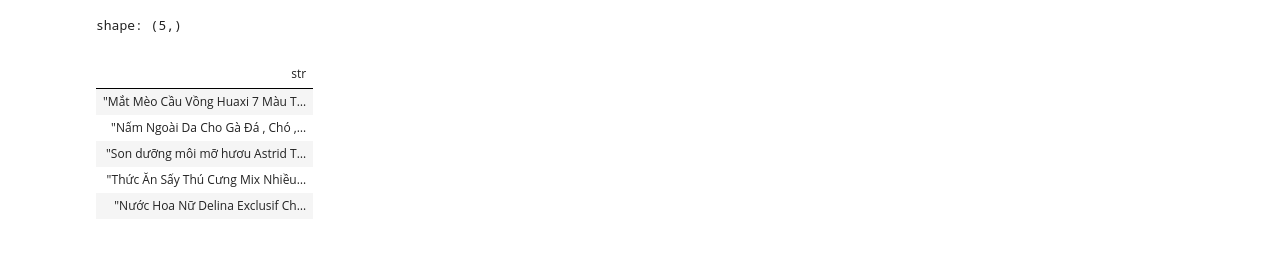
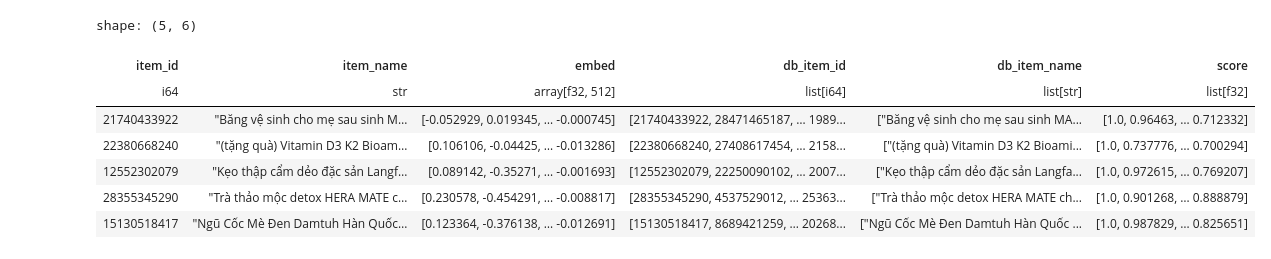
Before and after one commit to kevinkhang2909/item_matching, a Jupyter notebook: notebooks/benchmark_model/embed_text_compare.ipynb, the cells around one changed output. Drawn from its saved outputs; the diff is of its cells as text; code cells hidden in the pictures.

```diff
--- a/notebooks/benchmark_model/embed_text_compare.ipynb
+++ b/notebooks/benchmark_model/embed_text_compare.ipynb
@@ -79,11 +35,0 @@ Mascara Chuốt Mi JUDYDOLL 2g Dày Dài Siêu Cong Lâu Trôi Chống Thấm N
-# %%
-df_final["db_bi_item_name"][0]
-# %% [output]
-shape: (5,)
-|  |
-| str |
-| "Mắt Mèo Cầu Vồng Huaxi 7 Màu T… |
-| "Nấm Ngoài Da Cho Gà Đá , Chó ,… |
-| "Son dưỡng môi mỡ hươu Astrid T… |
-| "Thức Ăn Sấy Thú Cưng Mix Nhiều… |
-| "Nước Hoa Nữ Delina Exclusif Ch… |
@@ -89,0 +39,11 @@ shape: (5,)
+# %%
+df_match.head()
+# %% [output]
+shape: (5, 6)
+| item_id | item_name | embed | db_item_id | db_item_name | score |
+| i64 | str | array[f32, 512] | list[i64] | list[str] | list[f32] |
+| 21740433922 | "Băng vệ sinh cho mẹ sau sinh M… | [-0.052929, 0.019345, … -0.000745] | [21740433922, 28471465187, … 1989... | ["Băng vệ sinh cho mẹ sau sinh MA... | [1.0, 0.96463, … 0.712332] |
+| 22380668240 | "(tặng quà) Vitamin D3 K2 Bioam… | [0.106106, -0.04425, … -0.013286] | [22380668240, 27408617454, … 2158... | ["(tặng quà) Vitamin D3 K2 Bioami... | [1.0, 0.737776, … 0.700294] |
+| 12552302079 | "Kẹo thập cẩm dẻo đặc sản Langf… | [0.089142, -0.35271, … -0.001693] | [12552302079, 22250090102, … 2007... | ["Kẹo thập cẩm dẻo đặc sản Langfa... | [1.0, 0.972615, … 0.769207] |
+| 28355345290 | "Trà thảo mộc detox HERA MATE c… | [0.230578, -0.454291, … -0.008817] | [28355345290, 4537529012, … 25363... | ["Trà thảo mộc detox HERA MATE ch... | [1.0, 0.901268, … 0.888879] |
+| 15130518417 | "Ngũ Cốc Mè Đen Damtuh Hàn Quốc… | [0.123364, -0.376138, … -0.012691] | [15130518417, 8689421259, … 20268... | ["Ngũ Cốc Mè Đen Damtuh Hàn Quốc ... | [1.0, 0.987829, … 0.825651] |
```
Also changed, not shown: parts of 9 cells of this notebook, 10 other files.
